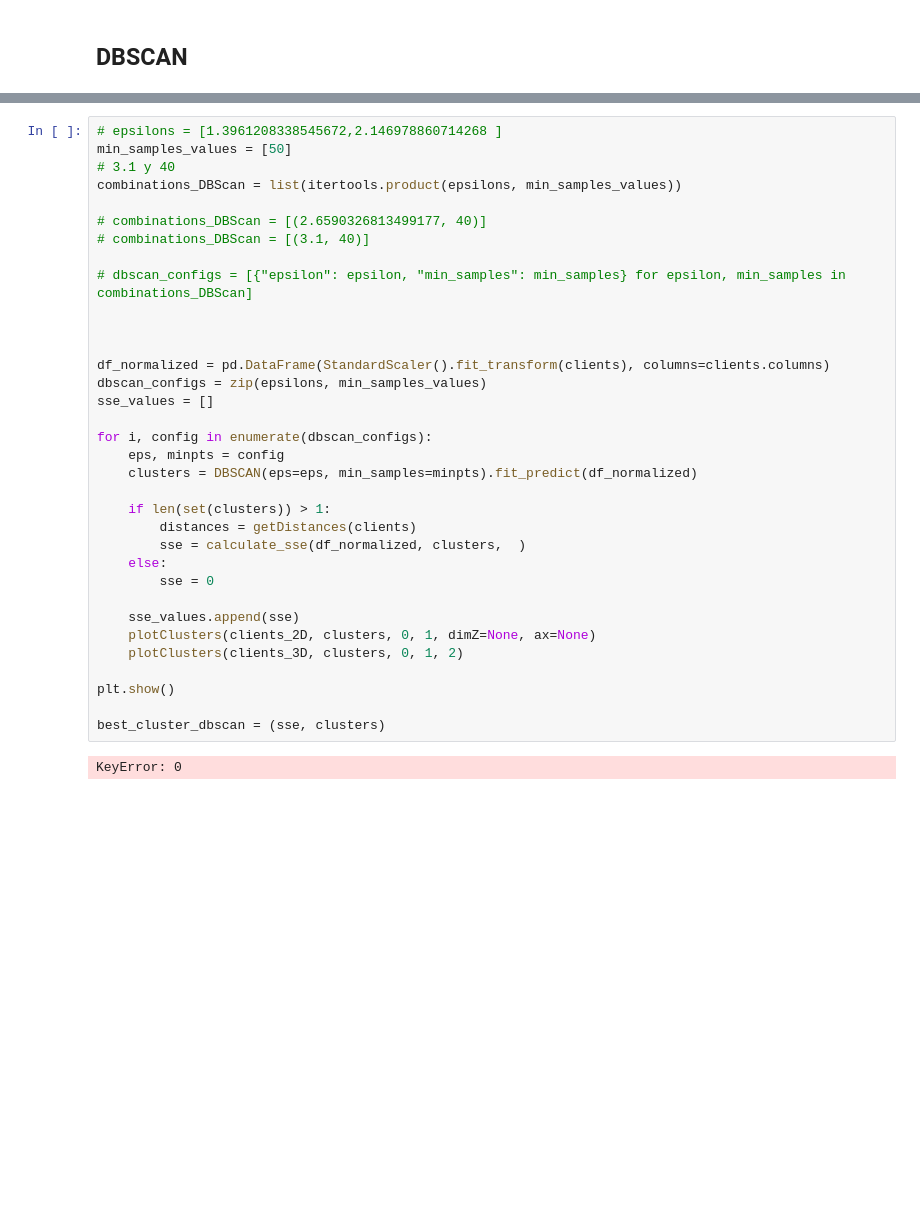
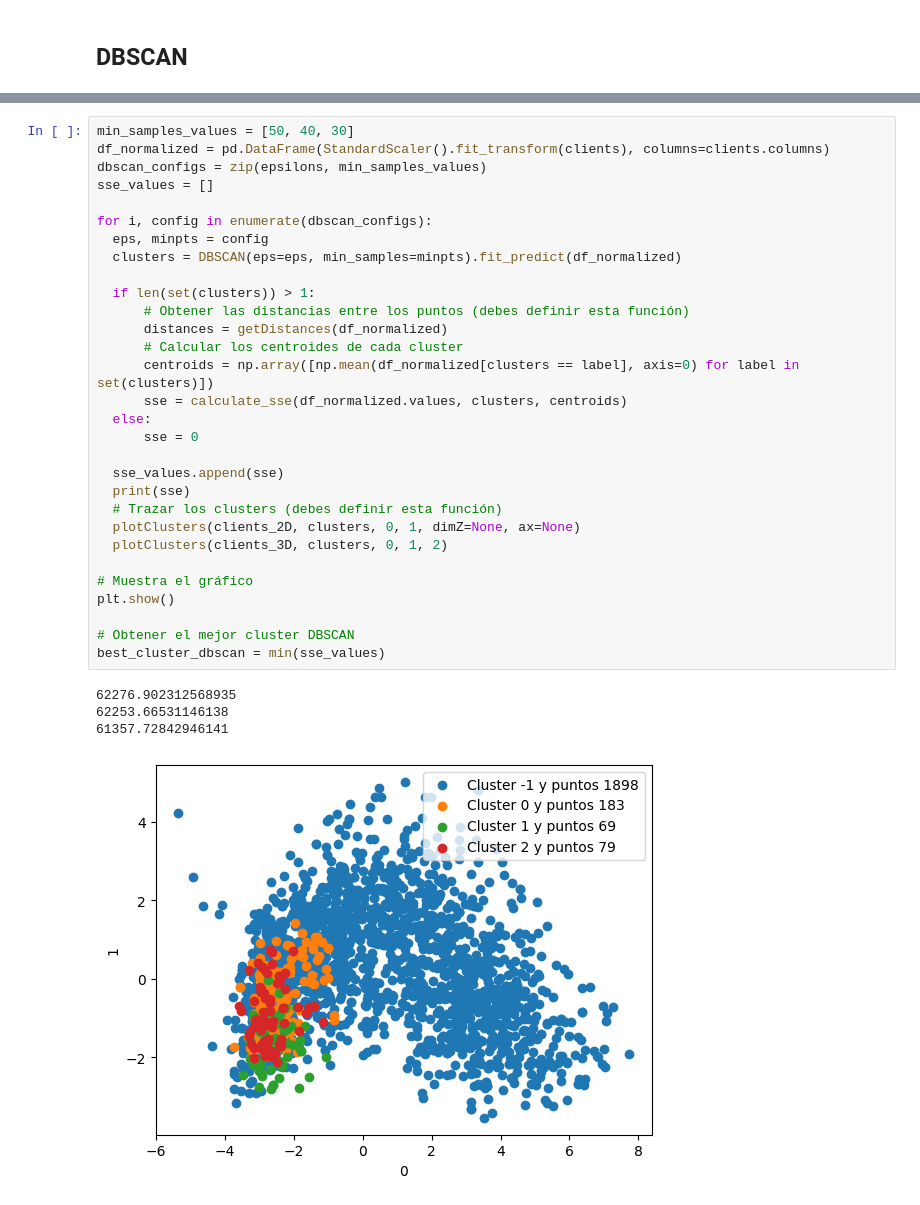
Before and after one commit to SAGR2003/Reto-Clustering-stackies, a Jupyter notebook: reto-clustering.ipynb, the cells around one changed output, grey strips where cells are left out. Saved outputs shown, nothing was run; the diff lists cells and outputs as text; blank space fills up the shorter version.

Commit message:
Add DBScan SSE

```diff
--- a/reto-clustering.ipynb
+++ b/reto-clustering.ipynb
@@ -347,36 +363,35 @@ Para k=50, el epsilon sugerido es: 2.7592988134641625
 # %%
-# epsilons = [1.3961208338545672,2.146978860714268 ]
-min_samples_values = [50]
-# 3.1 y 40
-combinations_DBScan = list(itertools.product(epsilons, min_samples_values))
-
-# combinations_DBScan = [(2.6590326813499177, 40)]
-# combinations_DBScan = [(3.1, 40)]
-
-# dbscan_configs = [{"epsilon": epsilon, "min_samples": min_samples} for epsilon, min_samples in combinations_DBScan]
-
-
-
+min_samples_values = [50, 40, 30]
 df_normalized = pd.DataFrame(StandardScaler().fit_transform(clients), columns=clients.columns)
 dbscan_configs = zip(epsilons, min_samples_values)
 sse_values = []
 
 for i, config in enumerate(dbscan_configs):
-	eps, minpts = config
-	clusters = DBSCAN(eps=eps, min_samples=minpts).fit_predict(df_normalized)
+  eps, minpts = config
+  clusters = DBSCAN(eps=eps, min_samples=minpts).fit_predict(df_normalized)
 
-	if len(set(clusters)) > 1:
-		distances = getDistances(clients)
-		sse = calculate_sse(df_normalized, clusters,  )
-	else:
-		sse = 0
+  if len(set(clusters)) > 1:
+      # Obtener las distancias entre los puntos (debes definir esta función)
+      distances = getDistances(df_normalized)
+      # Calcular los centroides de cada cluster
+      centroids = np.array([np.mean(df_normalized[clusters == label], axis=0) for label in set(clusters)])
+      sse = calculate_sse(df_normalized.values, clusters, centroids)
+  else:
+      sse = 0
 
-	sse_values.append(sse)
-	plotClusters(clients_2D, clusters, 0, 1, dimZ=None, ax=None)
-	plotClusters(clients_3D, clusters, 0, 1, 2)
+  sse_values.append(sse)
+  print(sse)
+  # Trazar los clusters (debes definir esta función)
+  plotClusters(clients_2D, clusters, 0, 1, dimZ=None, ax=None)
+  plotClusters(clients_3D, clusters, 0, 1, 2)
 
+# Muestra el gráfico
 plt.show()
 
-best_cluster_dbscan = (sse, clusters)
+# Obtener el mejor cluster DBSCAN
+best_cluster_dbscan = min(sse_values)
 # %% [output]
-KeyError: 0
+62276.902312568935
+62253.66531146138
+61357.72842946141
+[figure, added]
```
Also changed, not shown: parts of 3 cells of this notebook.
